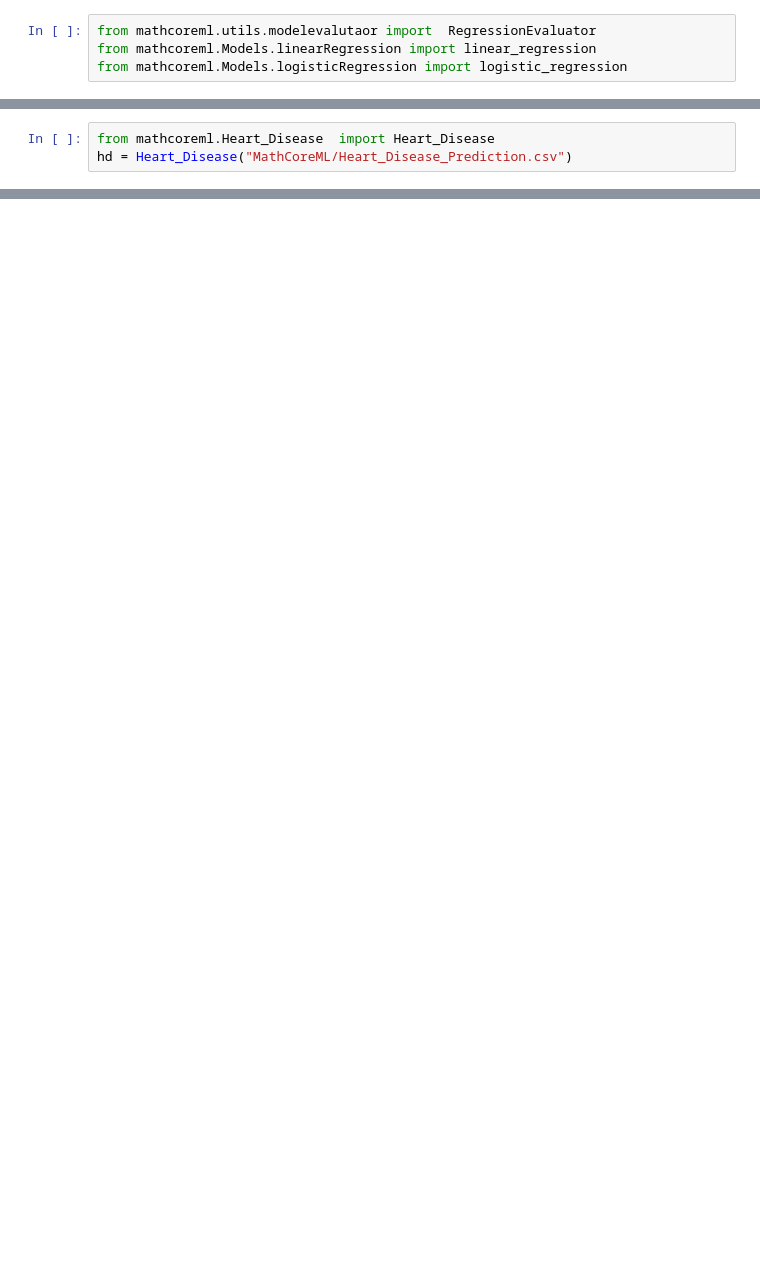
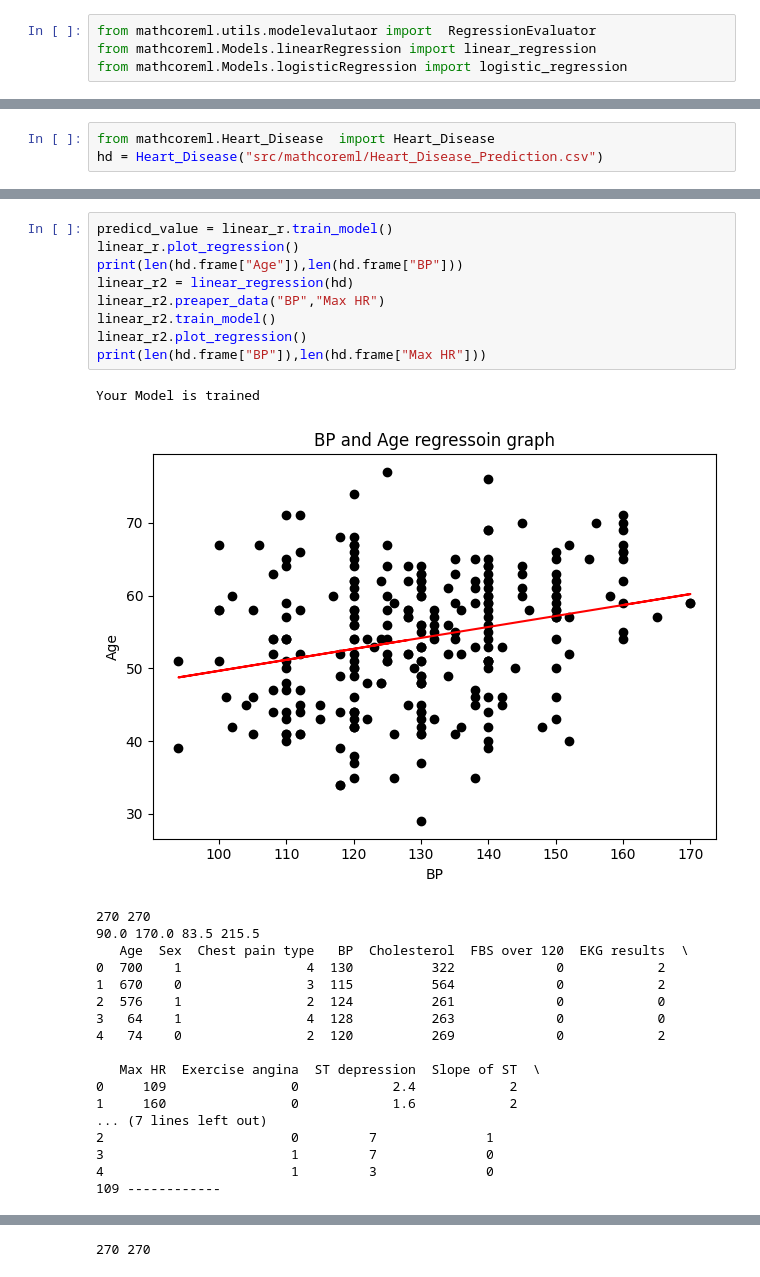
Before and after one commit to TigranAHarutyunyan/MathCoreML, a Jupyter notebook: src/MathCoreML/Checker.ipynb, the cells around one changed output, grey strips where cells are left out. Saved outputs shown, nothing was run; the diff lists cells and outputs as text; blank space fills up the shorter version.

```diff
--- a/src/MathCoreML/Checker.ipynb
+++ b/src/MathCoreML/Checker.ipynb
@@ -7,6 +7,6 @@ from mathcoreml.utils import CleanData
 # %%
 from mathcoreml.Heart_Disease  import Heart_Disease
-hd = Heart_Disease("MathCoreML/Heart_Disease_Prediction.csv")
+hd = Heart_Disease("src/mathcoreml/Heart_Disease_Prediction.csv")
 # %%
 ! pwd
 # %% [output]
@@ -54,0 +47,29 @@ Correlation of Age and BP = 0.2730527970340752
+# %%
+predicd_value = linear_r.train_model()
+linear_r.plot_regression()
+print(len(hd.frame["Age"]),len(hd.frame["BP"]))
+linear_r2 = linear_regression(hd)
+linear_r2.preaper_data("BP","Max HR")
+linear_r2.train_model()
+linear_r2.plot_regression()
+print(len(hd.frame["BP"]),len(hd.frame["Max HR"]))
+# %% [output]
+Your Model is trained
+[figure, added]
+270 270
+90.0 170.0 83.5 215.5
+   Age  Sex  Chest pain type   BP  Cholesterol  FBS over 120  EKG results  \
+0  700    1                4  130          322             0            2
+1  670    0                3  115          564             0            2
+2  576    1                2  124          261             0            0
+3   64    1                4  128          263             0            0
+4   74    0                2  120          269             0            2
+
+   Max HR  Exercise angina  ST depression  Slope of ST  \
+0     109                0            2.4            2
+1     160                0            1.6            2
+... (7 lines left out)
+2                        0         7              1
+3                        1         7              0
+4                        1         3              0
+109 ------------
@@ -54,0 +77 @@ Correlation of Age and BP = 0.2730527970340752
+270 270
```
Also changed, not shown: parts of 5 cells of this notebook, 5 other files.
